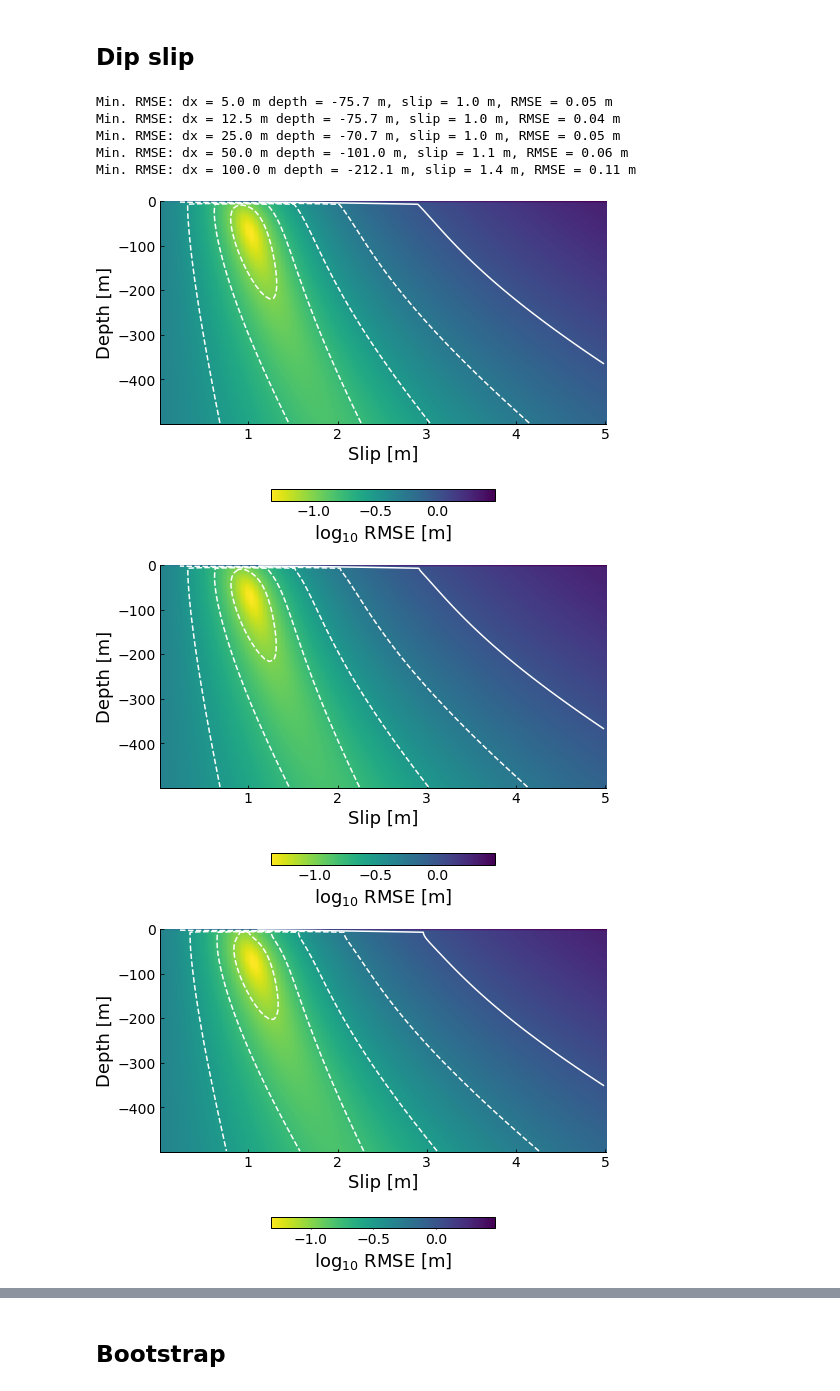
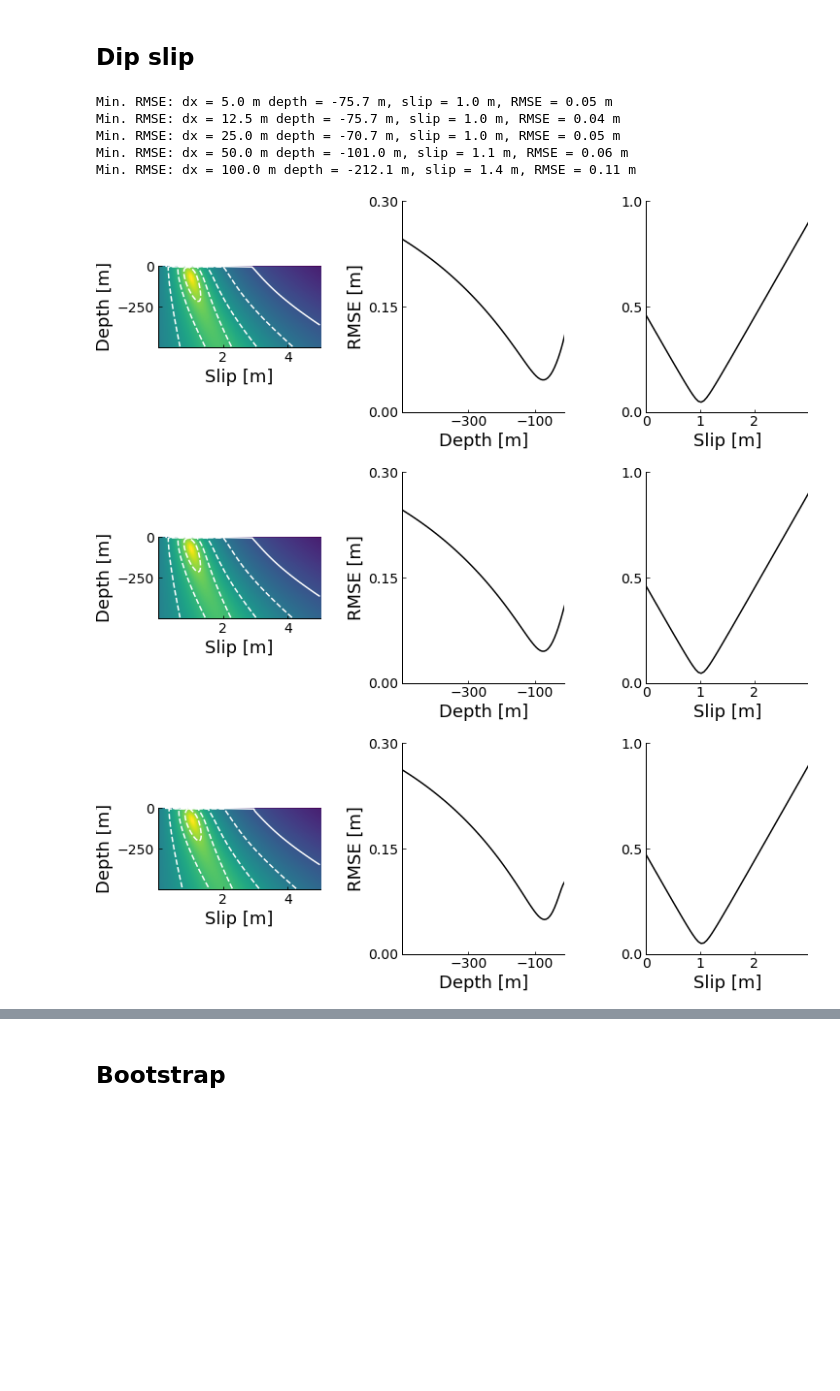
Before and after one commit to stgl/PointCloudDislocation, a Jupyter notebook: model-fitting-lidar.ipynb, the cells around one changed output, grey strips where cells are left out. Drawn from its saved outputs; the diff is of its cells as text; code cells hidden in the pictures; blank space fills up the shorter version.

Commit message:
Update with full dip + strike slip model

```diff
--- a/model-fitting-lidar.ipynb
+++ b/model-fitting-lidar.ipynb
@@ -95,8 +191,12 @@ plt.savefig('/media/rmsare/data/fig/hsl_icp/FigureSX_LidarResolutionDSModels.png
 # %% [markdown]
 ## Dip slip
 # %%
-def plot_rmse(uobs, utrue, dx=25):
+def plot_rmse_1d(uobs, utrue, dx=25):
+    fig, ax = plt.subplots(1, 3, figsize=(12, 4))
+
     xp, uobsc, utruec = center_profiles(uobs, utrue, dx=dx)
+    #xp = dx * np.arange(len(uobs))
+    #uobsc = uobs
 
     depths = np.linspace(0, -500, num=100) + 0.01
     slips = np.linspace(0, 5, num=100) + 0.01
@@ -108,27 +208,47 @@ def plot_rmse(uobs, utrue, dx=25):
             upred = model_1d(xp, depth, s)
             rmses[i, j] = rmse(upred, uobsc)
 
-    plt.figure()
-    im = plt.imshow(np.log10(rmses), extent=extent, cmap='viridis_r')
-    _ = plt.contour(np.log10(rmses), [-1, -0.75, -0.5, -0.25, 0], extent=extent, colors='w', origin='upper')
-    plt.colorbar(im, label='log$_{10}$ RMSE [m]', orientation='horizontal', shrink=0.5)
-    plt.gca().set_aspect(0.005)
-    plt.xlabel('Slip [m]')
-    plt.ylabel('Depth [m]')
+    im = ax[0].imshow(np.log10(rmses), extent=extent, cmap='viridis_r')
+    _ = ax[0].contour(np.log10(rmses), [-1, -0.75, -0.5, -0.25, 0], extent=extent, colors='w', origin='upper')
+    #plt.colorbar(im, label='log$_{10}$ RMSE [m]', orientation='horizontal', shrink=0.5, pad=0.25, ax=ax[0])
+    ax[0].set_aspect(0.005)
+    ax[0].set_xlabel('Slip [m]')
+    ax[0].set_ylabel('Depth [m]')
 
     idx = np.where(rmses == rmses.min())
     i = idx[0][0]
     j = idx[1][0]
+
+    ax[1].plot(depths, rmses[:, j], 'k-')
+    ax[1].set_xlim(-500, -10)
+    ax[1].set_xticks([-300, -100])
+    ax[1].set_ylim([0, 0.3])
+    ax[1].set_yticks([0, 0.15, 0.3])
+    ax[1].set_xlabel('Depth [m]')
+    ax[1].set_ylabel('RMSE [m]')
+
+    ax[2].plot(slips, rmses[i, :], 'k-')
+    ax[2].set_xlim([0, 3])
+    ax[2].set_xticks([0, 1, 2])
+    ax[2].set_ylim([0, 1])
+    ax[2].set_yticks([0, 0.5, 1])
+    ax[2].set_xlabel('Slip [m]')
+
+    plt.subplots_adjust(wspace=0.5)
+
     print(f'Min. RMSE: dx = {dx:.1f} m depth = {depths[i]:.1f} m, slip = {slips[j]:.1f} m, RMSE = {rmses[i, j]:.2f} m')
+# %%
+us = np.load('profiles/lidar_ds_applied.npy', allow_pickle=True)
+uicps = np.load('profiles/lidar_ds_observed.npy', allow_pickle=True)
 # %%
 for uobs, utrue, dx in zip(uicps, us, dxs):
-    plot_rmse(uobs, utrue, dx=dx)
+    plot_rmse_1d(uobs, utrue, dx=dx)
 # %% [output]
 Min. RMSE: dx = 5.0 m depth = -75.7 m, slip = 1.0 m, RMSE = 0.05 m
 Min. RMSE: dx = 12.5 m depth = -75.7 m, slip = 1.0 m, RMSE = 0.04 m
 Min. RMSE: dx = 25.0 m depth = -70.7 m, slip = 1.0 m, RMSE = 0.05 m
 Min. RMSE: dx = 50.0 m depth = -101.0 m, slip = 1.1 m, RMSE = 0.06 m
 Min. RMSE: dx = 100.0 m depth = -212.1 m, slip = 1.4 m, RMSE = 0.11 m
-[figure, old version]
+[figure, new version]
-[figure, old version]
+[figure, new version]
-[figure, old version]
+[figure, new version]
```
Also changed, not shown: parts of 27 cells of this notebook.
